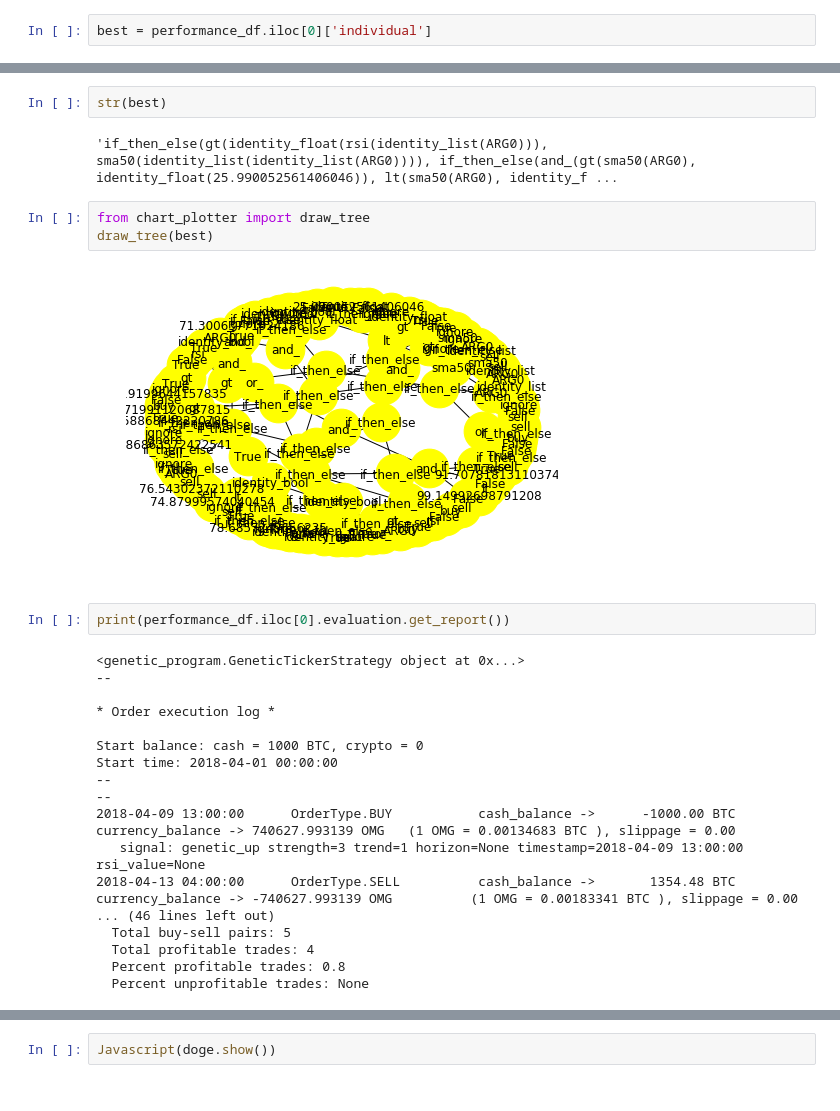
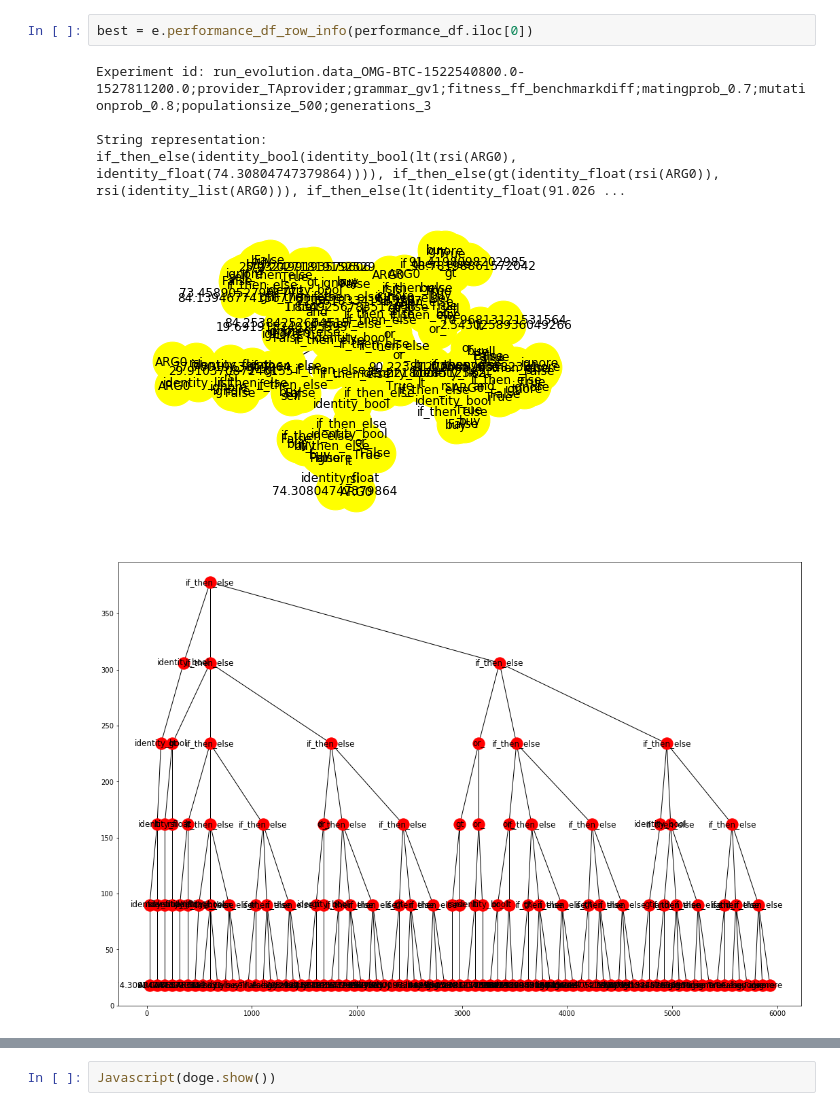
Before and after one commit to IntelligentTrading/science, a Jupyter notebook: genetic_algorithms/gp_experiments.ipynb, the cells around one changed output, grey strips where cells are left out. Saved outputs shown, nothing was run; the diff lists cells and outputs as text.

Commit message:
Added performance df row info, grammars reorganized.

```diff
--- a/genetic_algorithms/gp_experiments.ipynb
+++ b/genetic_algorithms/gp_experiments.ipynb
@@ -104,2 +99,9 @@ performance_df
 # %%
-best = performance_df.iloc[0]['individual']
+best = e.performance_df_row_info(performance_df.iloc[0])
+# %% [output]
+Experiment id: run_evolution.data_OMG-BTC-1522540800.0-1527811200.0;provider_TAprovider;grammar_gv1;fitness_ff_benchmarkdiff;matingprob_0.7;mutationprob_0.8;populationsize_500;generations_3
+
+String representation:
+if_then_else(identity_bool(identity_bool(lt(rsi(ARG0), identity_float(74.30804747379864)))), if_then_else(gt(identity_float(rsi(ARG0)), rsi(identity_list(ARG0))), if_then_else(lt(identity_float(91.026 ...
+[figure, added]
+[figure, added]
@@ -106,29 +124,0 @@ best = performance_df.iloc[0]['individual']
-# %%
-str(best)
-# %% [output]
-'if_then_else(gt(identity_float(rsi(identity_list(ARG0))), sma50(identity_list(identity_list(ARG0)))), if_then_else(and_(gt(sma50(ARG0), identity_float(25.990052561406046)), lt(sma50(ARG0), identity_f ...
-# %%
-from chart_plotter import draw_tree
-draw_tree(best)
-# %% [output]
-[figure, removed]
-# %%
-print(performance_df.iloc[0].evaluation.get_report())
-# %% [output]
-<genetic_program.GeneticTickerStrategy object at 0x...>
---
-
-* Order execution log *
-
-Start balance: cash = 1000 BTC, crypto = 0
-Start time: 2018-04-01 00:00:00
---
---
-2018-04-09 13:00:00      OrderType.BUY           cash_balance ->      -1000.00 BTC       currency_balance -> 740627.993139 OMG   (1 OMG = 0.00134683 BTC ), slippage = 0.00
-   signal: genetic_up strength=3 trend=1 horizon=None timestamp=2018-04-09 13:00:00 rsi_value=None
-2018-04-13 04:00:00      OrderType.SELL          cash_balance ->       1354.48 BTC       currency_balance -> -740627.993139 OMG          (1 OMG = 0.00183341 BTC ), slippage = 0.00
-... (46 lines left out)
-  Total buy-sell pairs: 5
-  Total profitable trades: 4
-  Percent profitable trades: 0.8
-  Percent unprofitable trades: None
```
Also changed, not shown: parts of 9 cells of this notebook, 2 other files.
